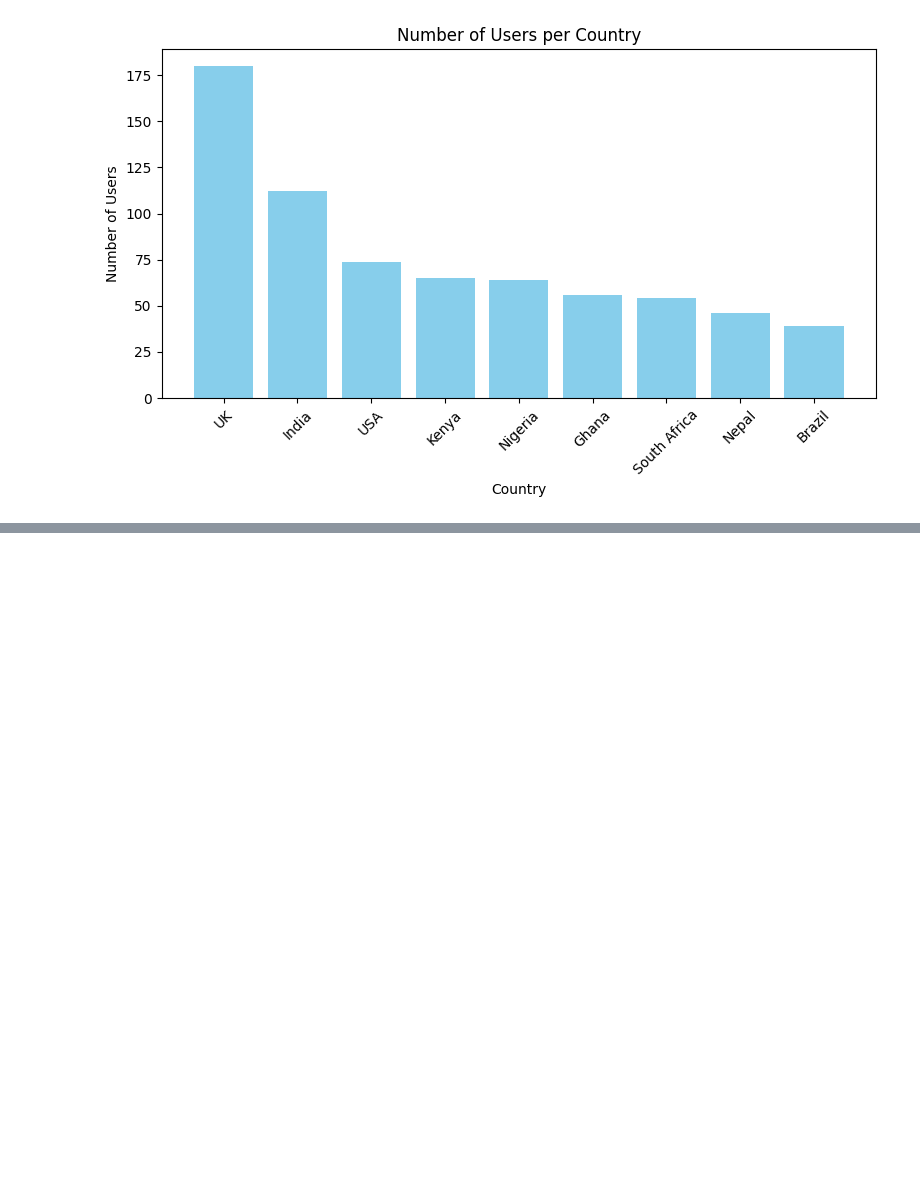
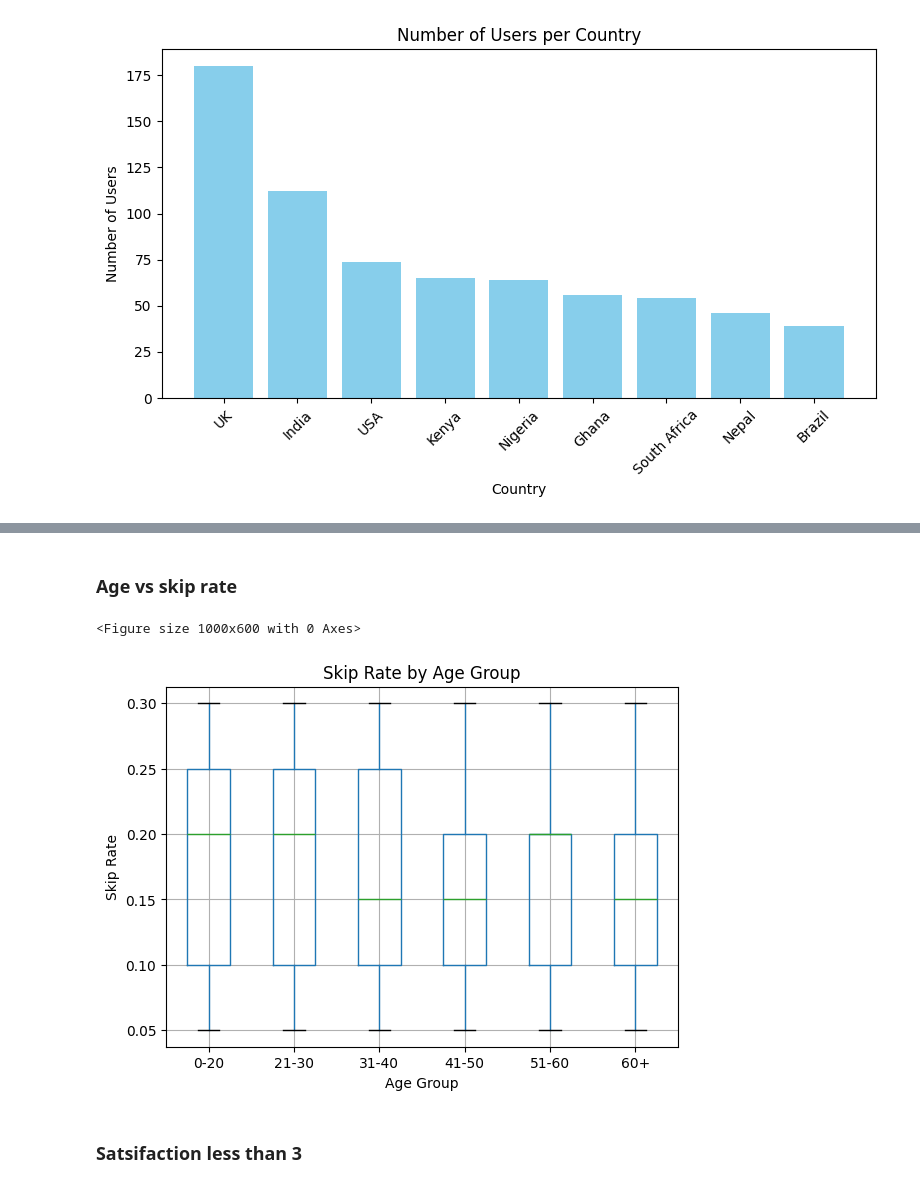
Before and after one commit to ice-alt/PortfolioProjects, a Jupyter notebook: DataWave Music/DataWave_Music_Analysis.ipynb, the cells around one changed output, grey strips where cells are left out. Saved outputs shown, nothing was run; the diff lists cells and outputs as text; code cells hidden in the pictures; blank space fills up the shorter version.

```diff
--- a/DataWave Music/DataWave_Music_Analysis.ipynb
+++ b/DataWave Music/DataWave_Music_Analysis.ipynb
@@ -1052,0 +1102,24 @@ plt.show()
+# %% [markdown]
+### Age vs skip rate
+# %%
+
+
+# Create age bins
+bins = [0, 20, 30, 40, 50, 60, 100]
+labels = ['0-20', '21-30', '31-40', '41-50', '51-60', '60+']
+cleaned_datawave_df['age_group'] = pd.cut(cleaned_datawave_df['age'], bins=bins, labels=labels)
+
+# Boxplot
+plt.figure(figsize=(10,6))
+cleaned_datawave_df.boxplot(column='skip_rate', by='age_group')
+
+plt.xlabel("Age Group")
+plt.ylabel("Skip Rate")
+plt.title("Skip Rate by Age Group")
+plt.suptitle("")  # remove default pandas title
+plt.show()
+# %% [output]
+<Figure size 1000x600 with 0 Axes>
+[figure, added]
+# %% [markdown]
+### Satsifaction less than 3
```
Also changed, not shown: parts of 19 cells of this notebook.
